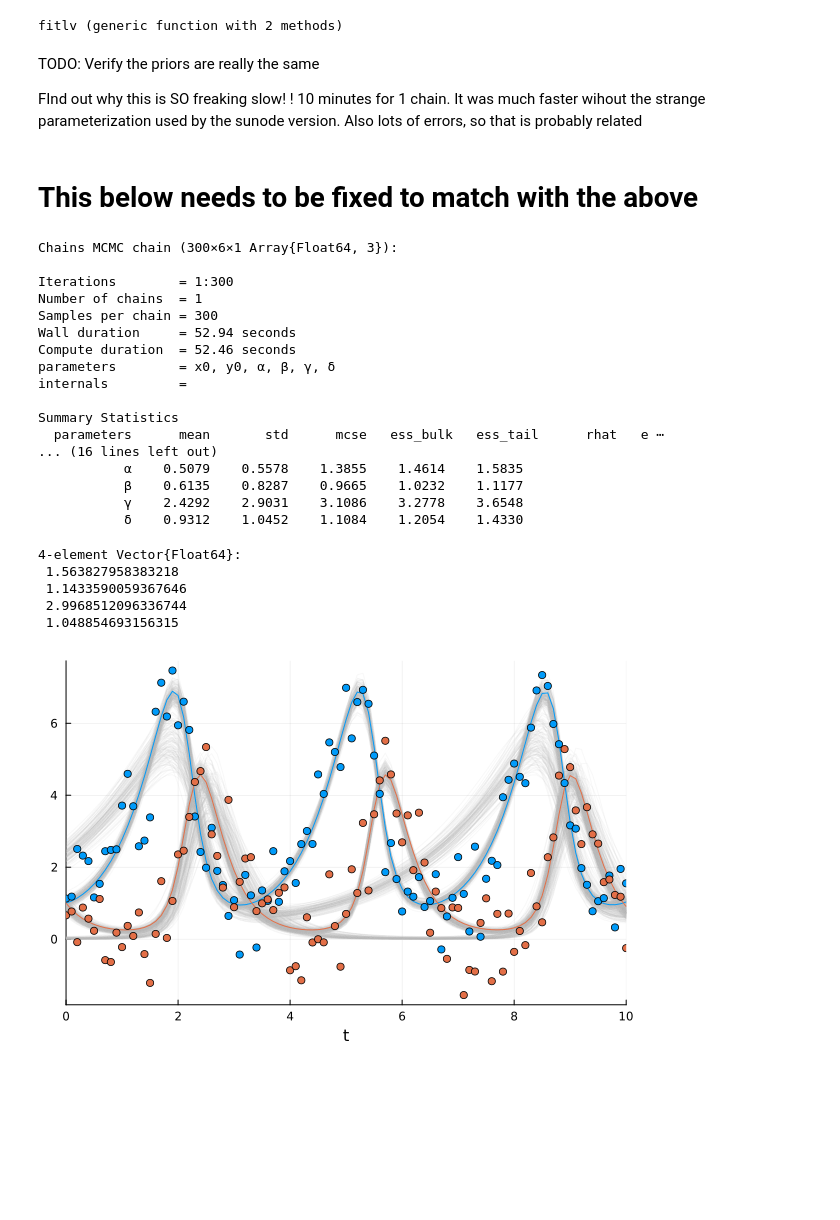
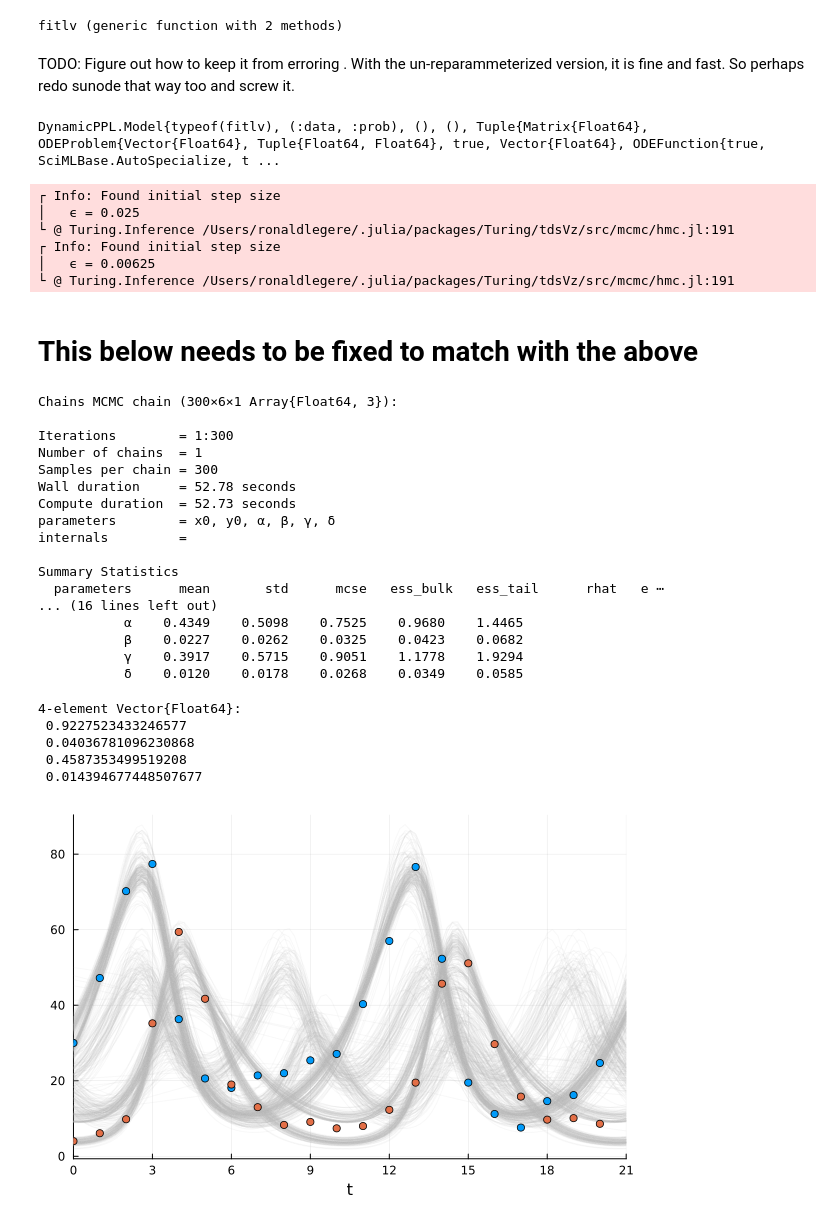
Before and after one commit to DrEntropy/turingTest, a Jupyter notebook: turing_test.ipynb, the cells around one changed output. Drawn from its saved outputs; the diff is of its cells as text; code cells hidden in the pictures; blank space fills up the shorter version.

Commit message:
Turing can be very fast

```diff
--- a/turing_test.ipynb
+++ b/turing_test.ipynb
@@ -58,6 +58,6 @@ scatter!(time, hare_data, label="hare")
 # %% [output]
 [figure]
 # %%
-odedata = collect(transpose(hcat(lynx_data, hare_data)))
+odedata = collect(transpose(hcat(hare_data, lynx_data)))
 # %% [output]
 2×21 Matrix{Float64}:
@@ -114,16 +143,24 @@ plot(t, pdf.(test, t))
 end
 # %% [output]
 fitlv (generic function with 2 methods)
-# %% [markdown]
-TODO: Verify the priors are really the same
-
-FInd out why this is SO freaking slow! !  10 minutes for 1 chain.  It was much faster wihout the strange parameterization used by the sunode version. Also lots of errors, so that is probably related
+# %% [markdown]
+TODO:   Figure out how to keep it from erroring . With the un-reparammeterized version, it is fine and fast.  So perhaps redo sunode that way too and screw it.
+# %%
+
+model = fitlv(odedata, prob)
+# %% [output]
+DynamicPPL.Model{typeof(fitlv), (:data, :prob), (), (), Tuple{Matrix{Float64}, ODEProblem{Vector{Float64}, Tuple{Float64, Float64}, true, Vector{Float64}, ODEFunction{true, SciMLBase.AutoSpecialize, t ...
 # %%
 
-model = fitlv(odedata, prob)
-
 # Sample 3 independent chains with forward-mode automatic differentiation (the default).
-chain = sample(model, NUTS(), MCMCSerial(), 1000, 3; progress=true)
+chain = sample(model, NUTS(), MCMCSerial(), 1000, 3,progress=false)
+# %% [output]
+┌ Info: Found initial step size
+│   ϵ = 0.025
+└ @ Turing.Inference /Users/ronaldlegere/.julia/packages/Turing/tdsVz/src/mcmc/hmc.jl:191
+┌ Info: Found initial step size
+│   ϵ = 0.00625
+└ @ Turing.Inference /Users/ronaldlegere/.julia/packages/Turing/tdsVz/src/mcmc/hmc.jl:191
 # %% [markdown]
 # This below needs to be fixed to match with the above
 # %%
@@ -134,38 +171,38 @@ Chains MCMC chain (300×6×1 Array{Float64, 3}):
 Iterations        = 1:300
 Number of chains  = 1
 Samples per chain = 300
-Wall duration     = 52.94 seconds
-Compute duration  = 52.46 seconds
+Wall duration     = 52.78 seconds
+Compute duration  = 52.73 seconds
 parameters        = x0, y0, α, β, γ, δ
 internals         =
 
 Summary Statistics
   parameters      mean       std      mcse   ess_bulk   ess_tail      rhat   e ⋯
 ... (16 lines left out)
-           α    0.5079    0.5578    1.3855    1.4614    1.5835
-           β    0.6135    0.8287    0.9665    1.0232    1.1177
-           γ    2.4292    2.9031    3.1086    3.2778    3.6548
-           δ    0.9312    1.0452    1.1084    1.2054    1.4330
+           α    0.4349    0.5098    0.7525    0.9680    1.4465
+           β    0.0227    0.0262    0.0325    0.0423    0.0682
+           γ    0.3917    0.5715    0.9051    1.1778    1.9294
+           δ    0.0120    0.0178    0.0268    0.0349    0.0585
 # %%
 Array(posterior_samples)[1,:][3:end]
 # %% [output]
 4-element Vector{Float64}:
- 1.563827958383218
- 1.1433590059367646
- 2.9968512096336744
- 1.048854693156315
+ 0.9227523433246577
+ 0.04036781096230868
+ 0.4587353499519208
+ 0.014394677448507677
 # %%
 plot(; legend=false)
 posterior_samples = sample(chain[[:x0,:y0,:α, :β, :γ, :δ]], 300; replace=false)
 for row in eachrow(Array(posterior_samples))
     u0 = row[1:2]
     p = row[3:end]
-    sol_p = solve(prob, Tsit5();u0=u0, p=p, saveat=0.1)
+    sol_p = solve(prob, Tsit5();u0=u0, p=p, saveat=0.2)
     plot!(sol_p; alpha=0.1, color="#BBBBBB")
 end
 
 # Plot simulation and noisy observations.
-plot!(sol; color=[1 2], linewidth=1)
-scatter!(sol.t, odedata'; color=[1 2])
+#plot!(sol; color=[1 2], linewidth=1)
+scatter!(time.-1900, odedata'; color=[1 2])
 # %% [output]
-[figure, old version]
+[figure, new version]
```
Also changed, not shown: parts of 7 cells of this notebook.
